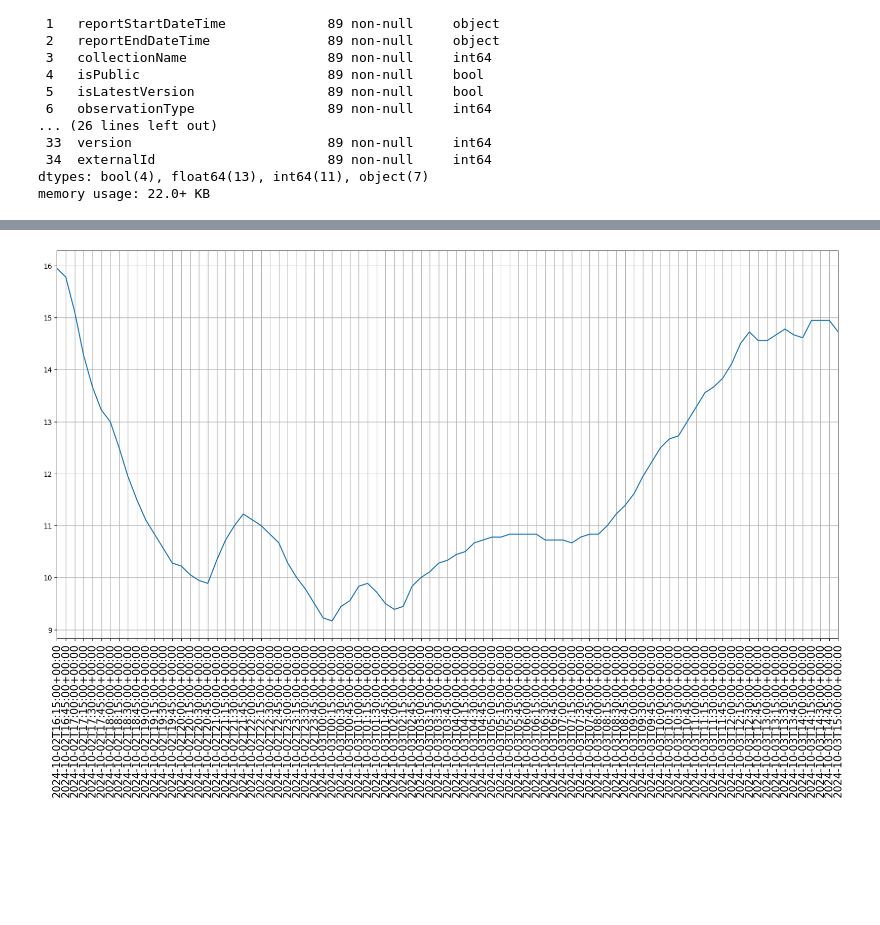
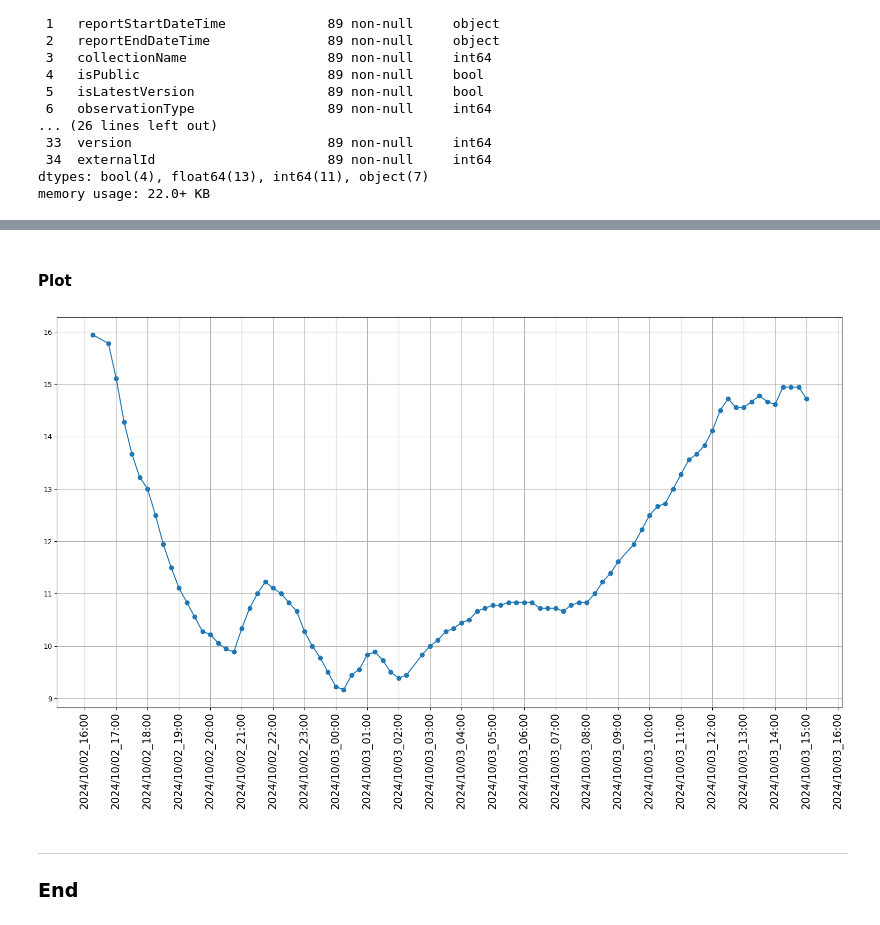
Before and after one commit to lmacakova/PFDA, a Jupyter notebook: pfda_assignments/assignment2-weather.ipynb, the cells around one changed output, grey strips where cells are left out. Saved outputs shown, nothing was run; the diff lists cells and outputs as text; code cells hidden in the pictures; blank space fills up the shorter version.

```diff
--- a/pfda_assignments/assignment2-weather.ipynb
+++ b/pfda_assignments/assignment2-weather.ipynb
@@ -9,8 +17,8 @@ import numpy as np
 FILENAME= "weatherreadings.csv"
 DATADIR = "../pfda_assignments/"
 
-df = pd.read_csv(DATADIR + FILENAME)
-df.head(89)
+df = pd.read_csv(DATADIR + FILENAME, header=0)
+df.head(5)
 # %% [output]
 |  | siteId | reportStartDateTime | reportEndDateTime | collectionName | isPublic | isLatestVersion | ... |
 | 0 | f2d42aea-f516-ec11-b76a-0003ff599499 | 2024-10-02T16:15:00+00:00 | 2024-10-02T16:15:00+00:00 | 1 | True | True | ... |
@@ -47,0 +54,3 @@ memory usage: 22.0+ KB
+# %%
+df['reportStartDateTime'] = pd.to_datetime(df['reportStartDateTime'], yearfirst=True)
+df['reportStartDateTime'].info()
@@ -47,0 +68,3 @@ memory usage: 22.0+ KB
+# %%
+df.set_index('reportStartDateTime', inplace=True)
+df.head(3)
@@ -48,12 +86,16 @@ memory usage: 22.0+ KB
+# %% [markdown]
+#### Plot
 # %%
-
 fig, ax=plt.subplots(figsize=(20,10))
-ax.plot(x,y)
-x=df['localReportEndDateTime']
+x=df.index
 y=df['dryBulbTemperature_Celsius']
-ax.set_xlim([0,88])
+ax.plot(x,y, marker='o')
 ax.grid(visible=True)
-ax.
-ax.xaxis.set_tick_params(rotation=90, labelsize=15)
+ax.xaxis.set_major_locator(mdates.HourLocator())
+ax.xaxis.set_major_formatter(mdates.DateFormatter('%Y/%m/%d_%H:%M'))
+ax.xaxis.set_tick_params(rotation=90, labelsize=15, )
 # %% [output]
-[figure, old version]
+[figure, new version]
+# %% [markdown]
+***
+### End
```
Also changed, not shown: parts of 12 cells of this notebook, 6 other files.
